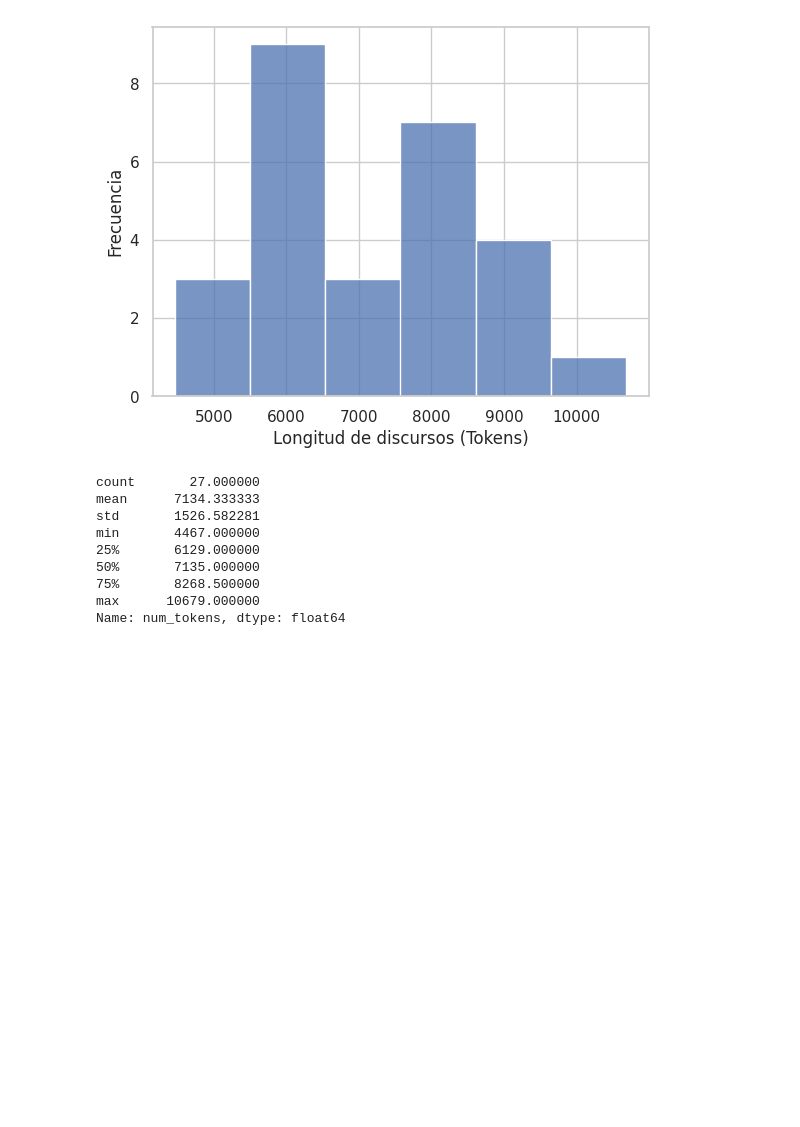
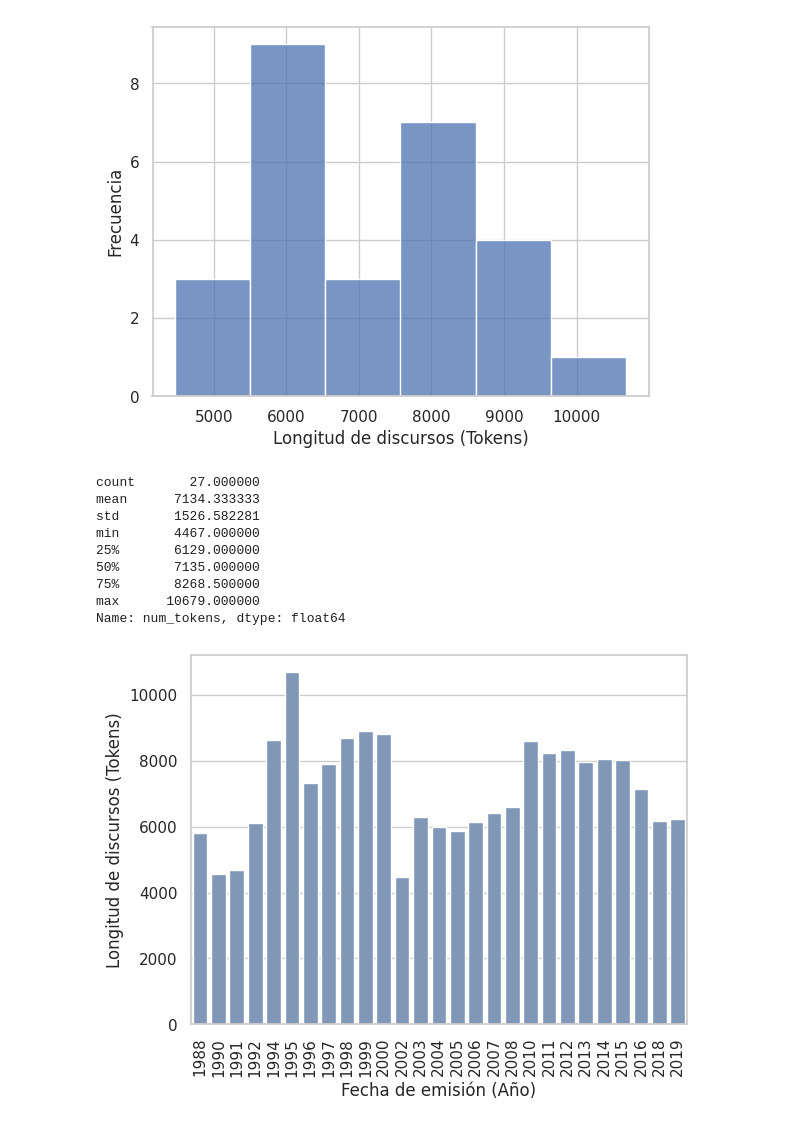
Before and after one commit to fddemarco/LLM-Embeddings, a Jupyter notebook: notebooks/token_distribution.ipynb, the cells around one changed output. Cells and saved outputs as stored; diff of their text form; code cells hidden in the pictures; blank space fills up the shorter version.

Commit message:
add plot

```diff
--- a/notebooks/token_distribution.ipynb
+++ b/notebooks/token_distribution.ipynb
@@ -14,3 +14,5 @@ def num_tokens_from_string(string: str, encoding_name: str = "cl100k_base") -> i
 df = pd.read_parquet("data/speeches/speeches_sotu.parquet")
 # %%
 df["num_tokens"] = df["Transcript"].apply(lambda x: num_tokens_from_string(x))
+# %%
+df["Year"] = pd.to_datetime(df["Date"]).dt.year
@@ -36,3 +58,15 @@ min       4467.000000
 75%       8268.500000
 max      10679.000000
 Name: num_tokens, dtype: float64
+# %%
+sns.set_theme(style="whitegrid", palette="deep")
+
+sns.barplot(data=df, y="num_tokens", x="Year", color="#7795c1").set(
+    ylabel="Longitud de discursos (Tokens)",
+    xlabel="Fecha de emisión (Año)"
+)
+plt.xticks(rotation=90)
+
+plt.savefig("distribucion_tokens_2.png")
+# %% [output]
+[figure, added]
```
Also changed, not shown: parts of 2 cells of this notebook.
